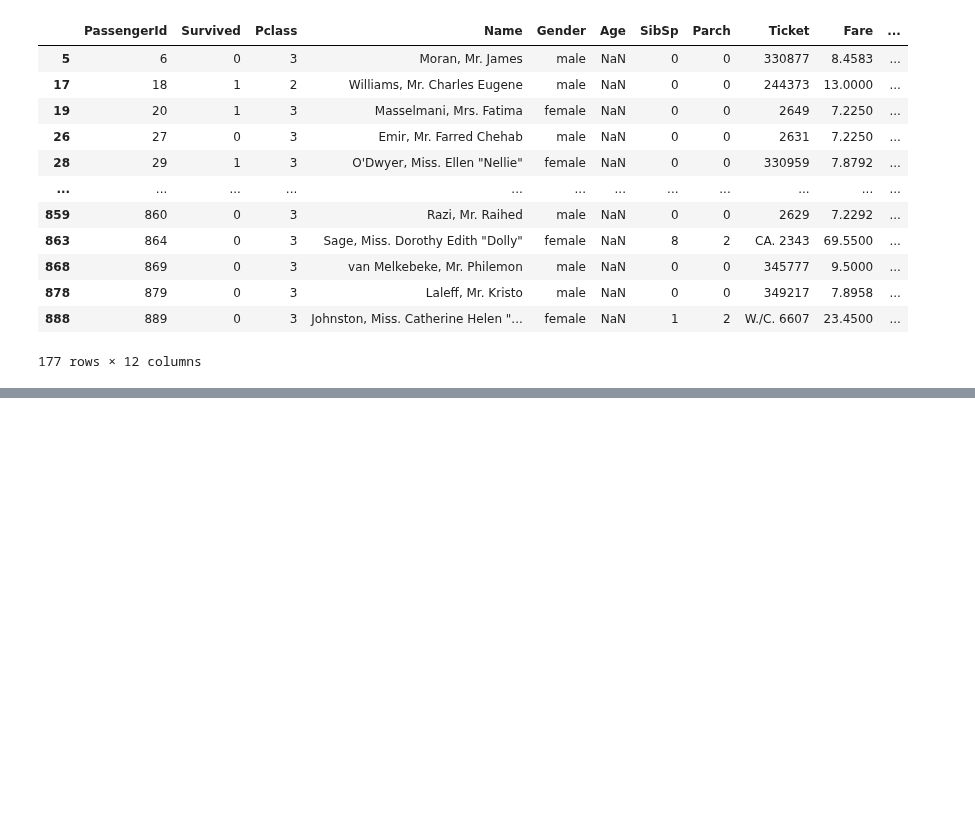
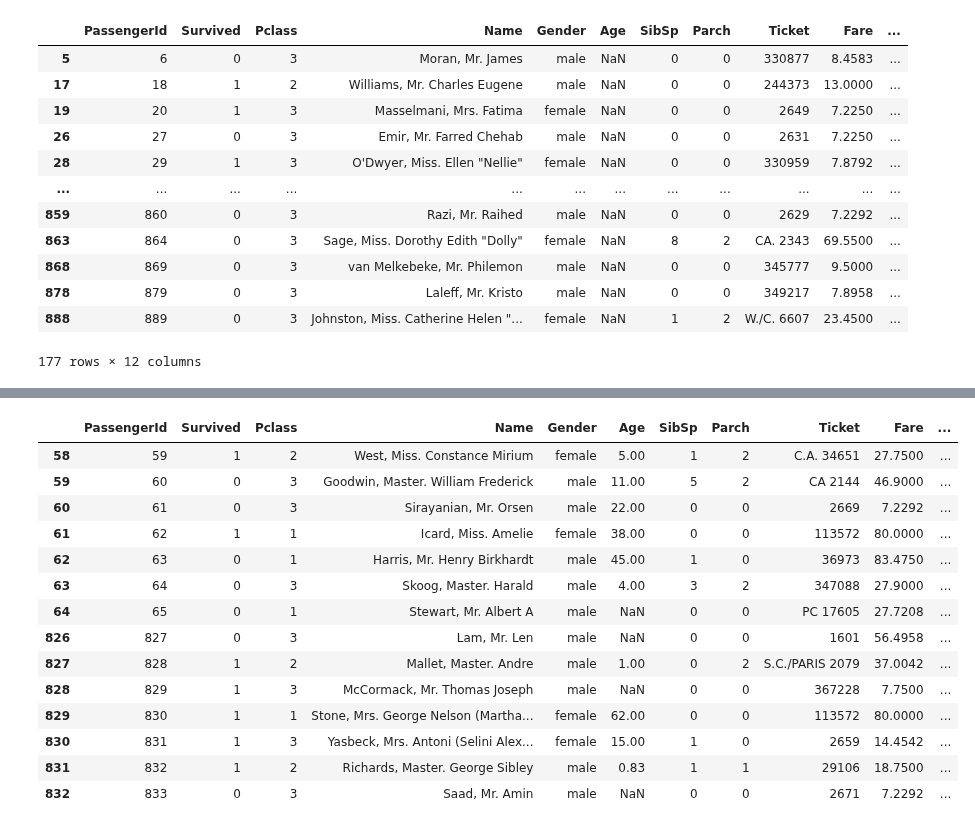
Before and after one commit to carookim/Python, a Jupyter notebook: EDA/titianic.ipynb, the cells around one changed output, grey strips where cells are left out. Drawn from its saved outputs; the diff is of its cells as text; code cells hidden in the pictures; blank space fills up the shorter version.

```diff
--- a/EDA/titianic.ipynb
+++ b/EDA/titianic.ipynb
@@ -141,0 +154,26 @@ titanic[titanic['Age'].isna()]
+# %%
+# Embarked 가 결측치인 row 데이터를 출력
+missing_df2_index = titanic[titanic['Embarked'].isna()].index
+# titanic[titanic.Embarked.isna()]
+# %%
+k=3
+df_lists =[]
+for i in missing_df2_index:
+    df_lists.append(titanic.loc[i-k:i+k])
+pd.concat(df_lists)
+# %% [output]
+|  | PassengerId | Survived | Pclass | Name | Gender | Age | SibSp | Parch | Ticket | Fare | ... |
+| 58 | 59 | 1 | 2 | West, Miss. Constance Mirium | female | 5.00 | 1 | 2 | C.A. 34651 | 27.7500 | ... |
+| 59 | 60 | 0 | 3 | Goodwin, Master. William Frederick | male | 11.00 | 5 | 2 | CA 2144 | 46.9000 | ... |
+| 60 | 61 | 0 | 3 | Sirayanian, Mr. Orsen | male | 22.00 | 0 | 0 | 2669 | 7.2292 | ... |
+| 61 | 62 | 1 | 1 | Icard, Miss. Amelie | female | 38.00 | 0 | 0 | 113572 | 80.0000 | ... |
+| 62 | 63 | 0 | 1 | Harris, Mr. Henry Birkhardt | male | 45.00 | 1 | 0 | 36973 | 83.4750 | ... |
+| 63 | 64 | 0 | 3 | Skoog, Master. Harald | male | 4.00 | 3 | 2 | 347088 | 27.9000 | ... |
+| 64 | 65 | 0 | 1 | Stewart, Mr. Albert A | male | NaN | 0 | 0 | PC 17605 | 27.7208 | ... |
+| 826 | 827 | 0 | 3 | Lam, Mr. Len | male | NaN | 0 | 0 | 1601 | 56.4958 | ... |
+| 827 | 828 | 1 | 2 | Mallet, Master. Andre | male | 1.00 | 0 | 2 | S.C./PARIS 2079 | 37.0042 | ... |
+| 828 | 829 | 1 | 3 | McCormack, Mr. Thomas Joseph | male | NaN | 0 | 0 | 367228 | 7.7500 | ... |
+| 829 | 830 | 1 | 1 | Stone, Mrs. George Nelson (Martha... | female | 62.00 | 0 | 0 | 113572 | 80.0000 | ... |
+| 830 | 831 | 1 | 3 | Yasbeck, Mrs. Antoni (Selini Alex... | female | 15.00 | 1 | 0 | 2659 | 14.4542 | ... |
+| 831 | 832 | 1 | 2 | Richards, Master. George Sibley | male | 0.83 | 1 | 1 | 29106 | 18.7500 | ... |
+| 832 | 833 | 0 | 3 | Saad, Mr. Amin | male | NaN | 0 | 0 | 2671 | 7.2292 | ... |
```
Also changed, not shown: parts of 6 cells of this notebook.
